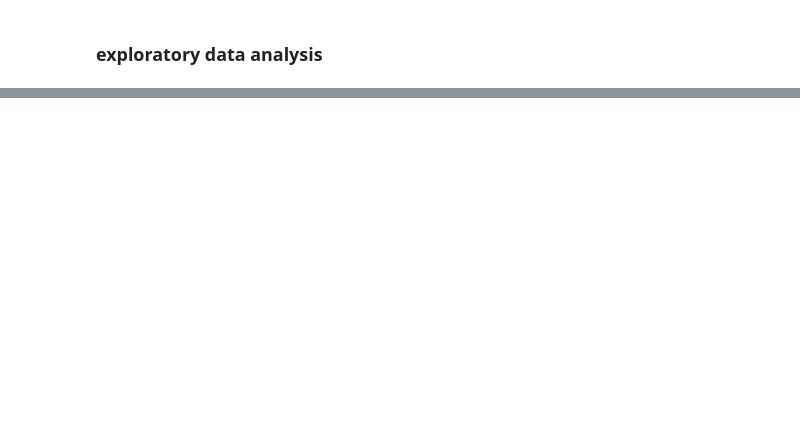
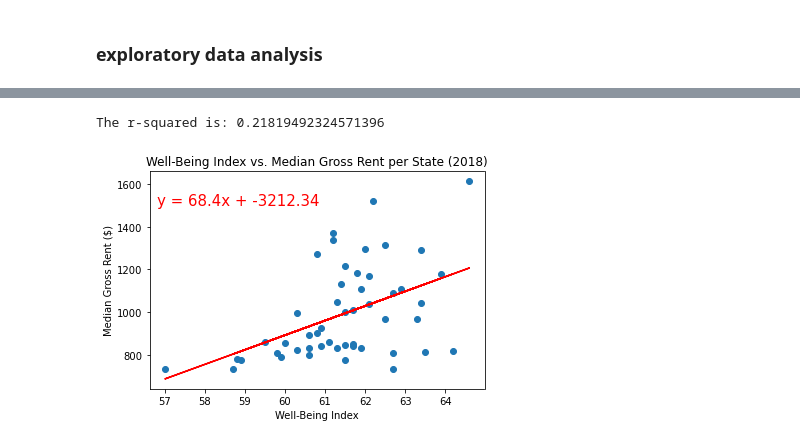
Before and after one commit to apfleegor/project-1-group-4, a Jupyter notebook: Code/Housing_analysis.ipynb, the cells around one changed output, grey strips where cells are left out. Drawn from its saved outputs; the diff is of its cells as text; code cells hidden in the pictures; blank space fills up the shorter version.

```diff
--- a/Code/Housing_analysis.ipynb
+++ b/Code/Housing_analysis.ipynb
@@ -218,0 +318,23 @@ housing_happy_df.describe()
+# %%
+# calculate the linear regression model
+(slope, intercept, rvalue, pvalue, stderr) = linregress(well_being, med_gross_rent)
+regress_values = well_being * slope + intercept
+
+# create the line equation string to go onto the plot
+line_eq = "y = " + str(round(slope,2)) + "x + " + str(round(intercept,2))
+
+# plot the scatter plot and regression line
+plt.scatter(well_being, med_gross_rent)
+plt.plot(well_being, regress_values, 'r-')
+
+# formatting
+plt.annotate(line_eq,(56.8, 1500),fontsize=15,color="red")
+plt.xlabel('Well-Being Index')
+plt.ylabel('Median Gross Rent ($)')
+plt.title('Well-Being Index vs. Median Gross Rent per State (2018)')
+
+# print r-squared value
+print(f"The r-squared is: {rvalue**2}")
+# %% [output]
+The r-squared is: 0.21819492324571396
+[figure, added]
```
Also changed, not shown: parts of 17 cells of this notebook.
